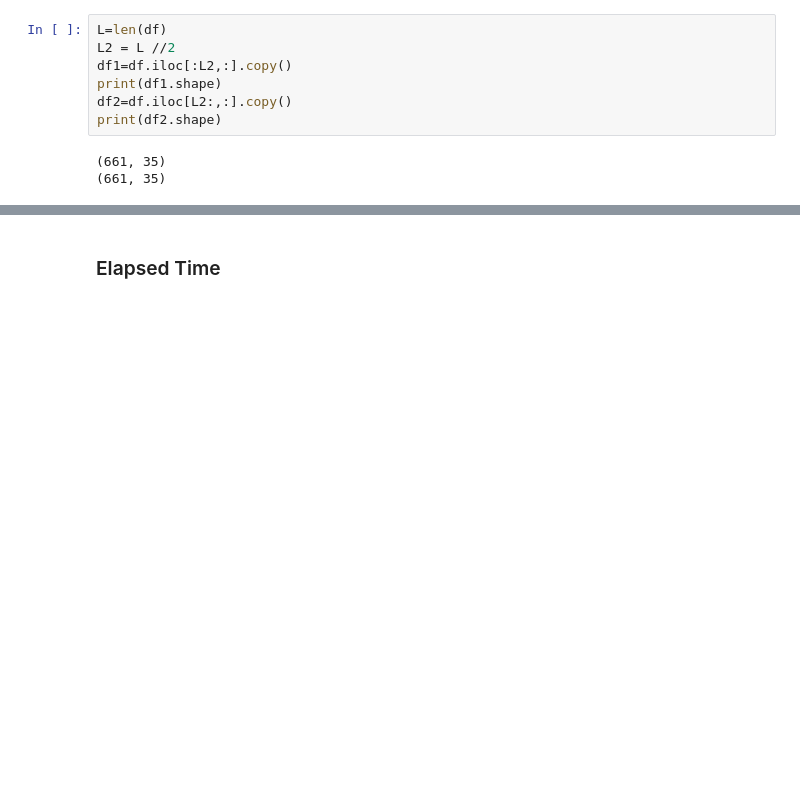
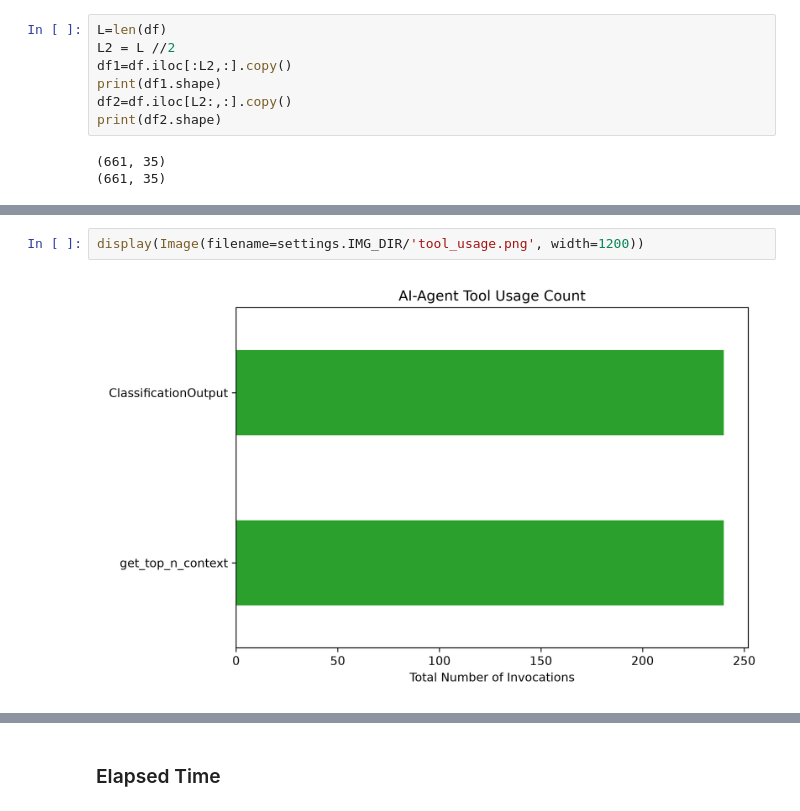
Before and after one commit to umscai/zc07-ml-genai-agentic, a Jupyter notebook: notebook/step4_agentic_test_results.ipynb, the cells around one changed output, grey strips where cells are left out. Drawn from its saved outputs; the diff is of its cells as text; blank space fills up the shorter version.

```diff
--- a/notebook/step4_agentic_test_results.ipynb
+++ b/notebook/step4_agentic_test_results.ipynb
@@ -357,0 +423,4 @@ metrics_df
+# %%
+display(Image(filename=settings.IMG_DIR/'tool_usage.png', width=1200))
+# %% [output]
+[figure, added]
```
Also changed, not shown: parts of 29 cells of this notebook, 7 other files.
